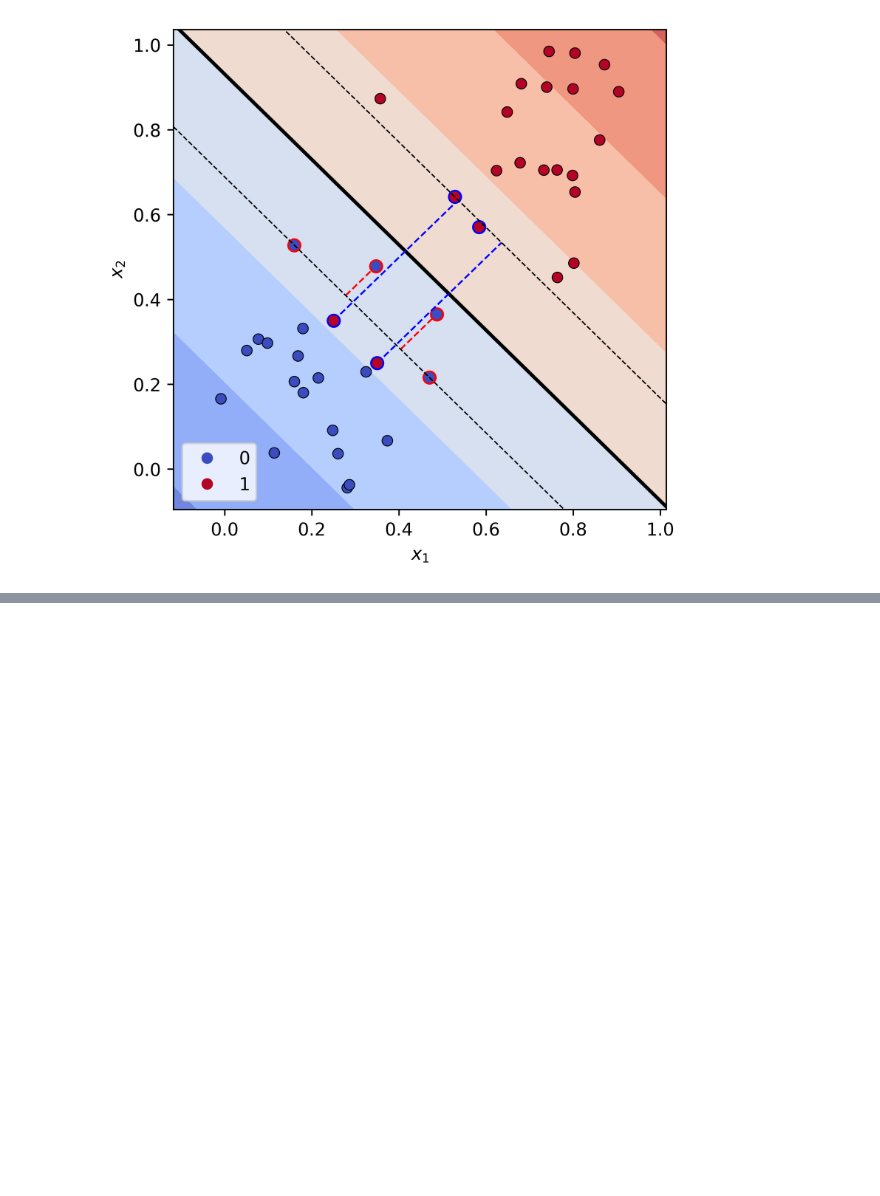
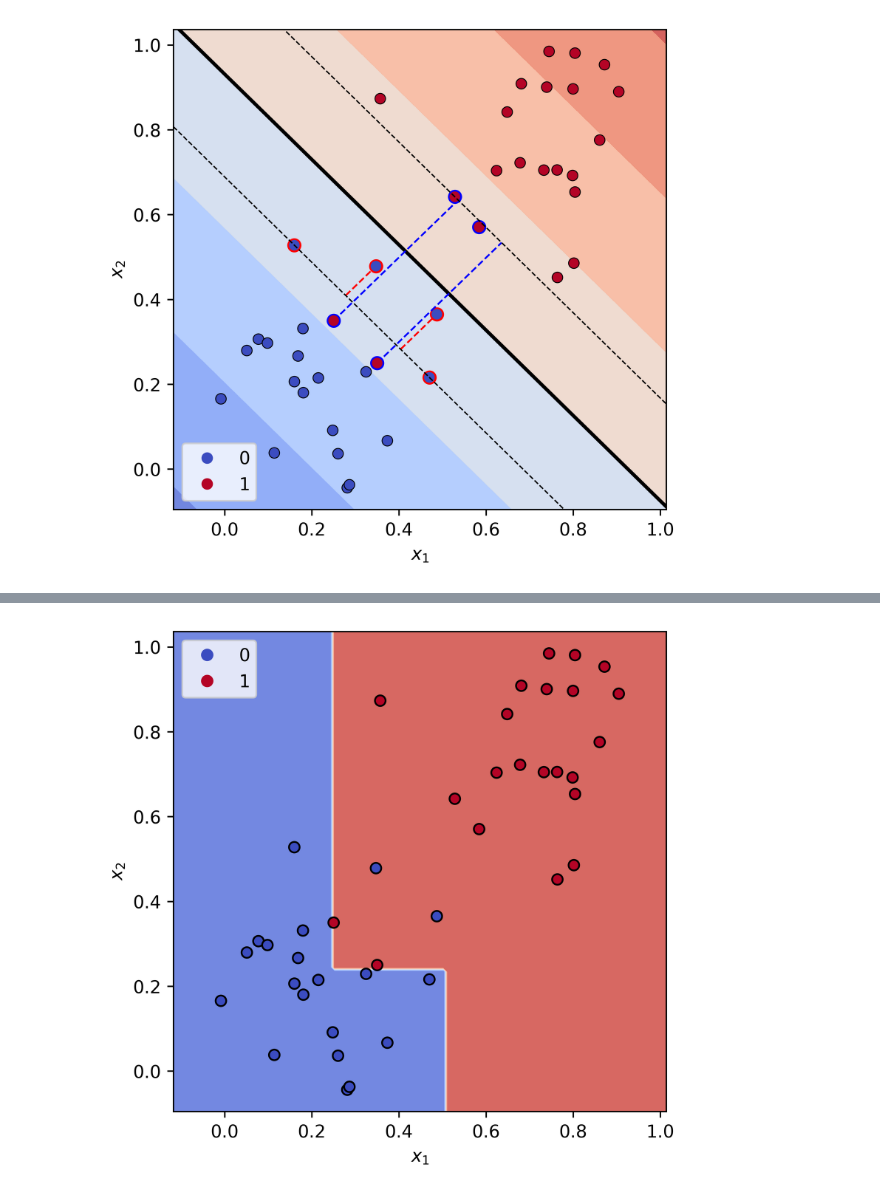
Before and after one commit to waliens/phd-thesis, a Jupyter notebook: scripts/plot_dboundary.ipynb, the cells around one changed output, grey strips where cells are left out. Saved outputs shown, nothing was run; the diff lists cells and outputs as text; code cells hidden in the pictures; blank space fills up the shorter version.

```diff
--- a/scripts/plot_dboundary.ipynb
+++ b/scripts/plot_dboundary.ipynb
@@ -207,0 +170,6 @@ plot_dboundary(dtree, X3, y3)
+# %%
+dtree = DecisionTreeClassifier(criterion="entropy", max_depth=3)
+dtree.fit(X3, y3)
+plot_dboundary(dtree, X3, y3)
+# %% [output]
+[figure, added]
```
Also changed, not shown: parts of 4 cells of this notebook.
